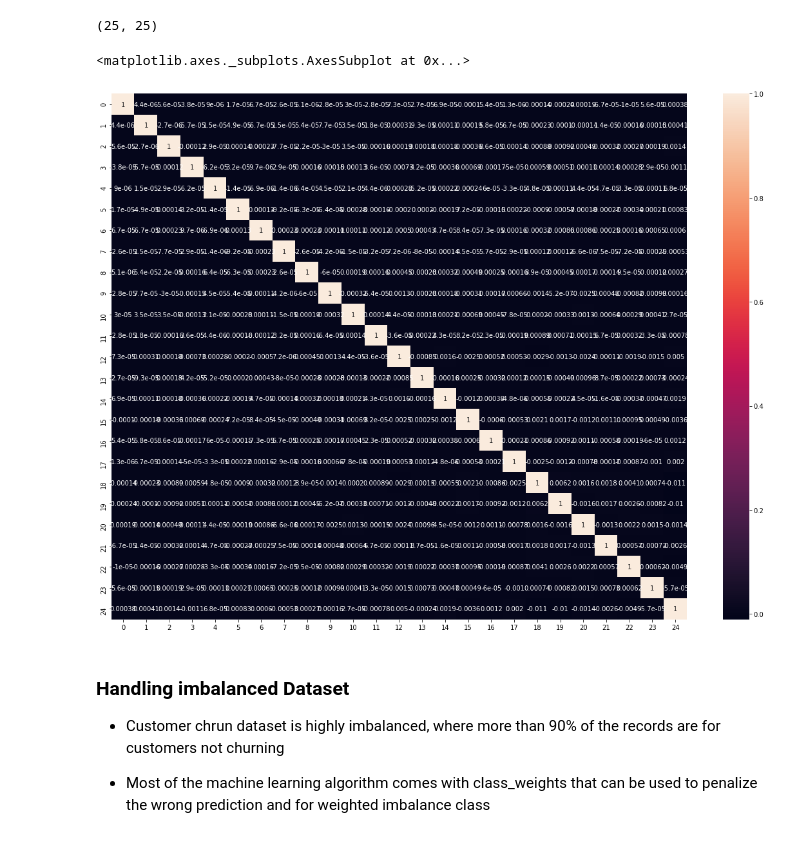
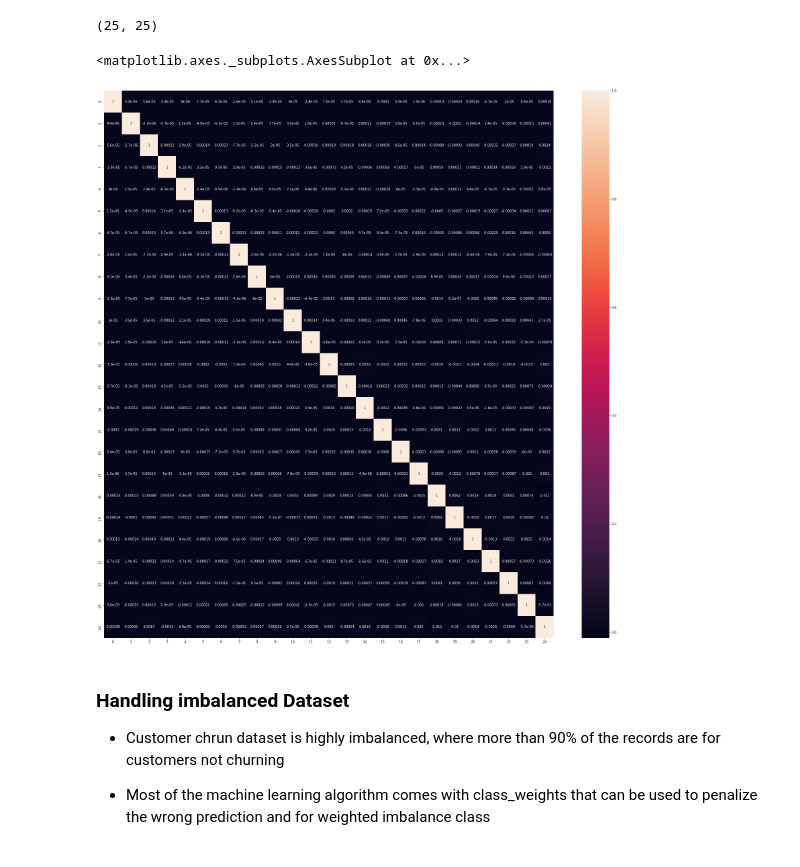
Before and after one commit to ps2420/telecom-churn-case-study, a Jupyter notebook: Pankaj_Singh_telecom_churn_case_Study.ipynb, the cells around one changed output. Saved outputs shown, nothing was run; the diff lists cells and outputs as text; code cells hidden in the pictures.

```diff
--- a/Pankaj_Singh_telecom_churn_case_Study.ipynb
+++ b/Pankaj_Singh_telecom_churn_case_Study.ipynb
@@ -1486,11 +1499,11 @@ corrmat.shape
 (25, 25)
 # %%
 #plotting the correlation matrix
-plt.figure(figsize=[20,15])
+plt.figure(figsize=[30,30])
 sns.heatmap(corrmat, annot=True)
 # %% [output]
 <matplotlib.axes._subplots.AxesSubplot at 0x...>
-[figure, old version]
+[figure, new version]
 # %% [markdown]
 ### Handling imbalanced Dataset
 
```
Also changed, not shown: parts of 52 cells of this notebook.
